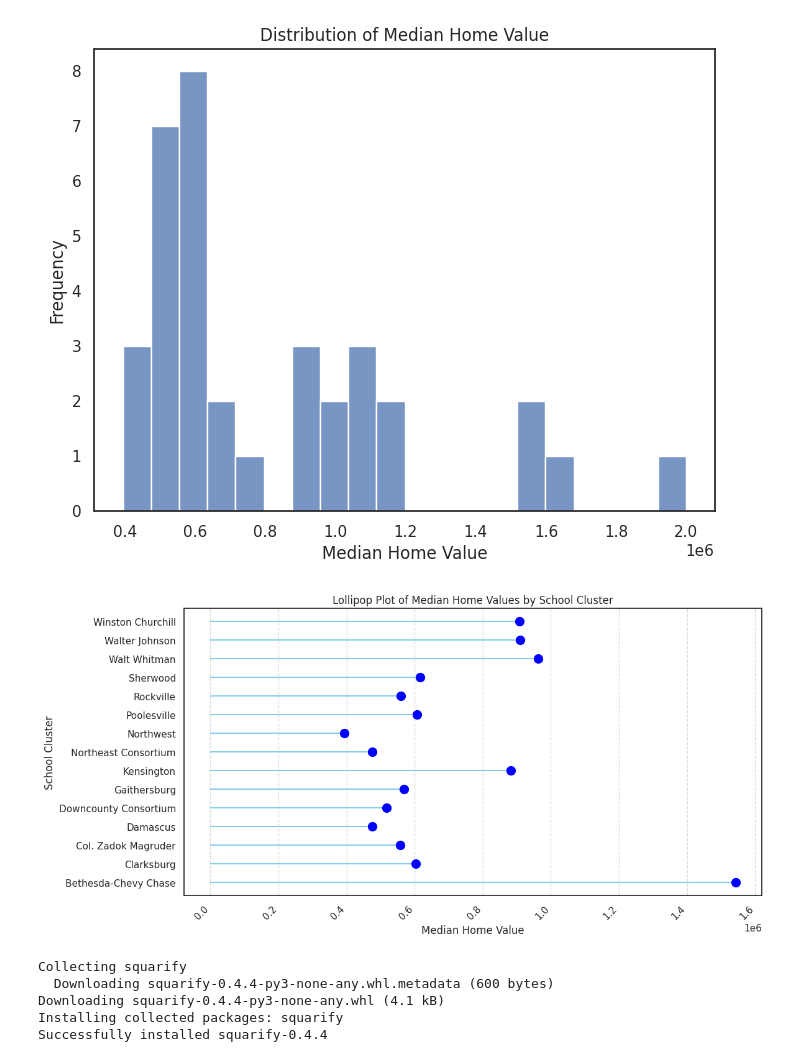
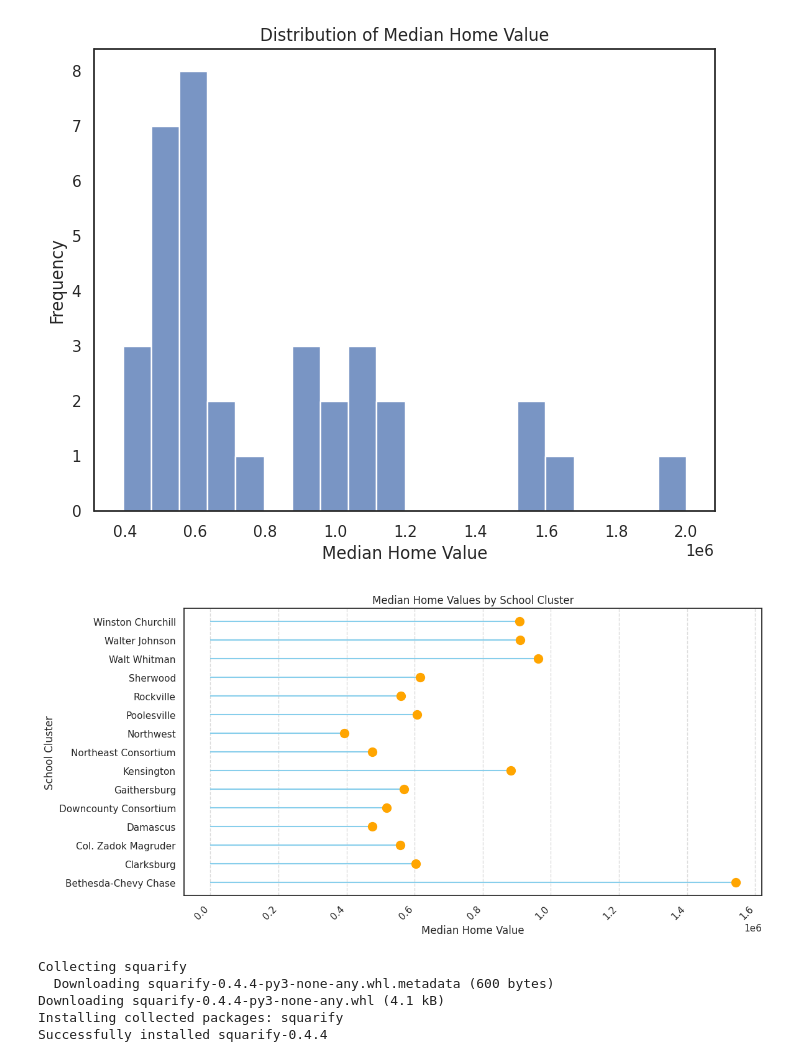
Before and after one commit to LilianeEff/Data205, a Jupyter notebook: CapstoneProject.ipynb, the cells around one changed output. Drawn from its saved outputs; the diff is of its cells as text; code cells hidden in the pictures.

```diff
--- a/CapstoneProject.ipynb
+++ b/CapstoneProject.ipynb
@@ -416,33 +416,27 @@ plt.show()
 # %% [output]
 [figure]
 # %%
-# prompt: lollipop of median home values by city
-
-# Assuming 'df' DataFrame is already created as in the provided code.
-
-import matplotlib.pyplot as plt
-
-# Group data by cluster and calculate the median of 'Median Home Value' for each cluster
+# plot of median home value by cluster
 cluster_medians = df.groupby('Cluster')['Median Home Value'].median()
 
 # Create the lollipop plot
 plt.figure(figsize=(12, 6))
 plt.hlines(y=cluster_medians.index, xmin=0, xmax=cluster_medians.values, color='skyblue')
-plt.plot(cluster_medians.values, cluster_medians.index, "o", markersize=10, color='blue')
+plt.plot(cluster_medians.values, cluster_medians.index, "o", markersize=10, color='orange')
 
 # Add labels and title
 plt.xlabel('Median Home Value')
 plt.ylabel('School Cluster')
-plt.title('Lollipop Plot of Median Home Values by School Cluster')
+plt.title('Median Home Values by School Cluster')
 
 # Customize the plot (optional)
 plt.grid(axis='x', linestyle='--', alpha=0.7)
 plt.xticks(rotation=45, ha='right') # Rotate x-axis labels for better readability
 
 # Show the plot
 plt.show()
 # %% [output]
-[figure, old version]
+[figure, new version]
 # %%
 # Median home value by cluster to better visualize the gaps between the neighborhoods' wealth.
 !pip install squarify
```
Also changed, not shown: parts of 7 cells of this notebook.
